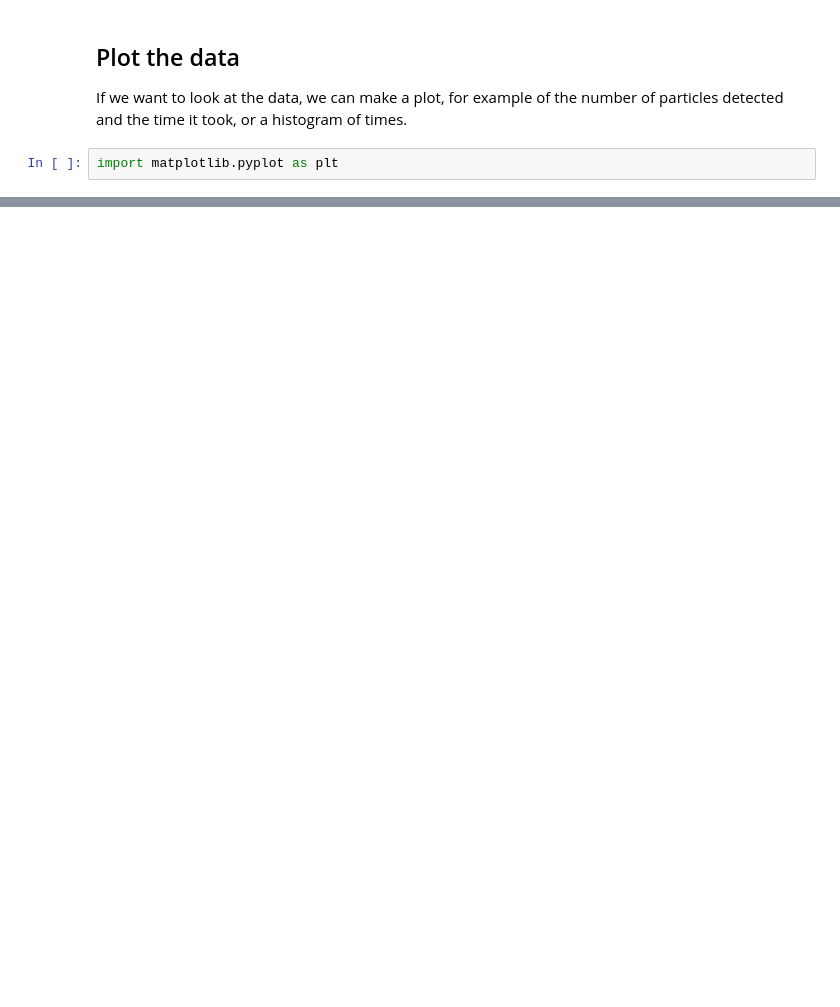
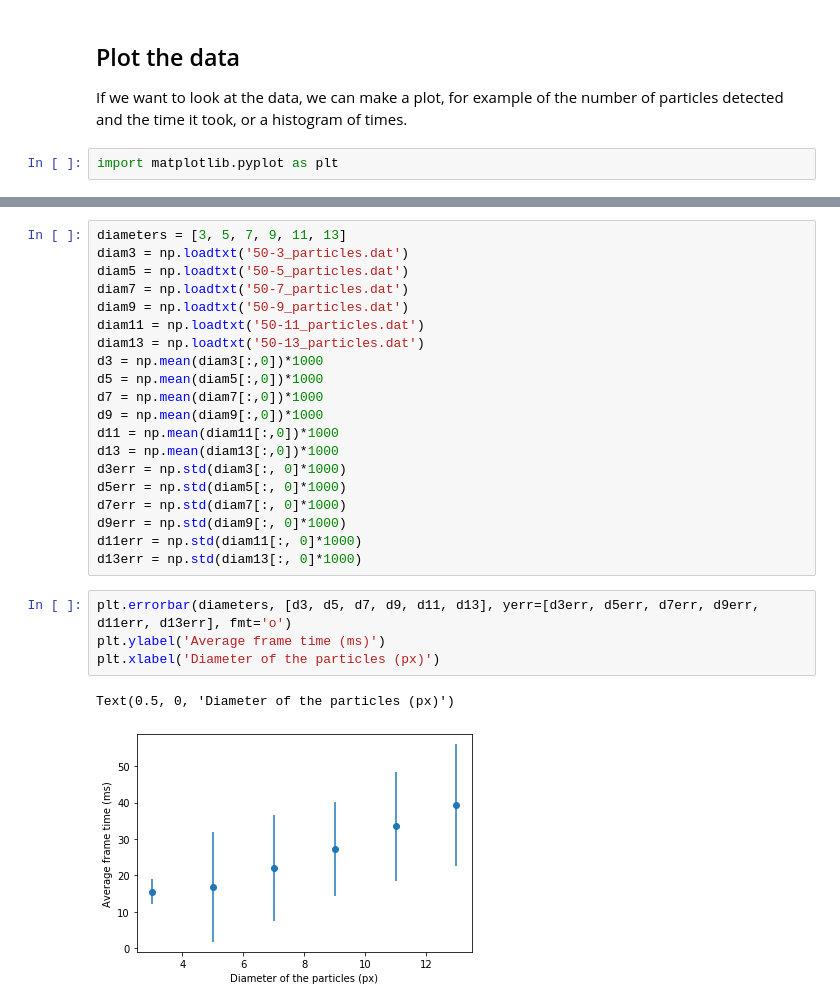
Before and after one commit to nanoepics/pynta, a Jupyter notebook: examples/test_tracking_speed.ipynb, the cells around one changed output, grey strips where cells are left out. Drawn from its saved outputs; the diff is of its cells as text; blank space fills up the shorter version.

```diff
--- a/examples/test_tracking_speed.ipynb
+++ b/examples/test_tracking_speed.ipynb
@@ -123,0 +177,27 @@ plt.savefig(f'hist_{num_particles}.png')
+# %%
+diameters = [3, 5, 7, 9, 11, 13]
+diam3 = np.loadtxt('50-3_particles.dat')
+diam5 = np.loadtxt('50-5_particles.dat')
+diam7 = np.loadtxt('50-7_particles.dat')
+diam9 = np.loadtxt('50-9_particles.dat')
+diam11 = np.loadtxt('50-11_particles.dat')
+diam13 = np.loadtxt('50-13_particles.dat')
+d3 = np.mean(diam3[:,0])*1000
+d5 = np.mean(diam5[:,0])*1000
+d7 = np.mean(diam7[:,0])*1000
+d9 = np.mean(diam9[:,0])*1000
+d11 = np.mean(diam11[:,0])*1000
+d13 = np.mean(diam13[:,0])*1000
+d3err = np.std(diam3[:, 0]*1000)
+d5err = np.std(diam5[:, 0]*1000)
+d7err = np.std(diam7[:, 0]*1000)
+d9err = np.std(diam9[:, 0]*1000)
+d11err = np.std(diam11[:, 0]*1000)
+d13err = np.std(diam13[:, 0]*1000)
+# %%
+plt.errorbar(diameters, [d3, d5, d7, d9, d11, d13], yerr=[d3err, d5err, d7err, d9err, d11err, d13err], fmt='o')
+plt.ylabel('Average frame time (ms)')
+plt.xlabel('Diameter of the particles (px)')
+# %% [output]
+Text(0.5, 0, 'Diameter of the particles (px)')
+[figure, added]
```
Also changed, not shown: parts of 14 cells of this notebook, 16 other files.
